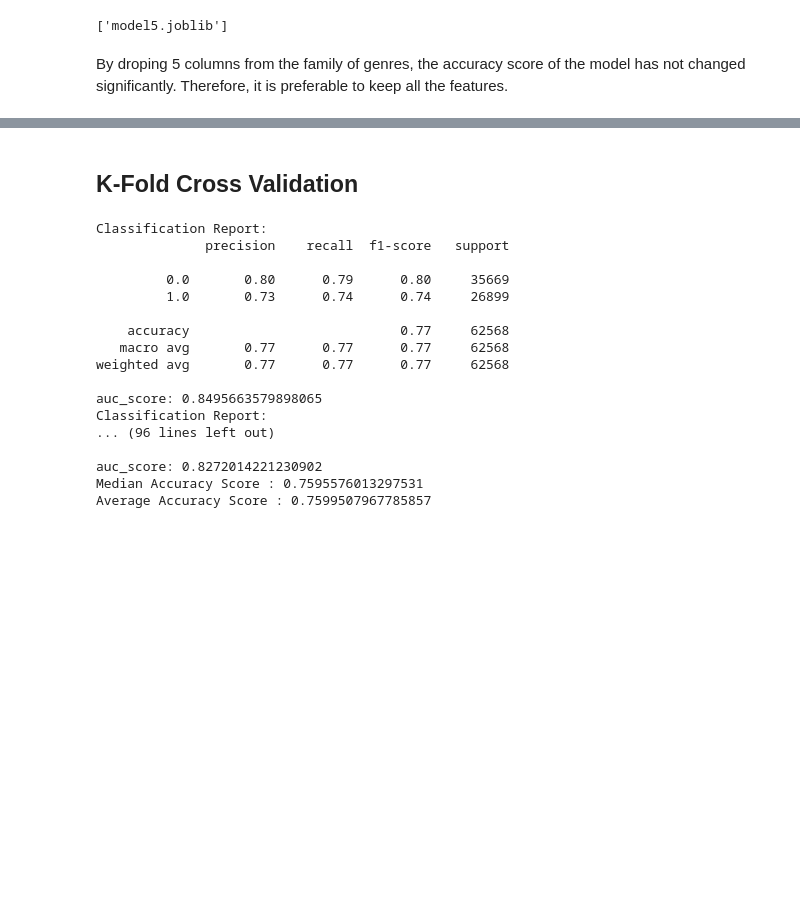
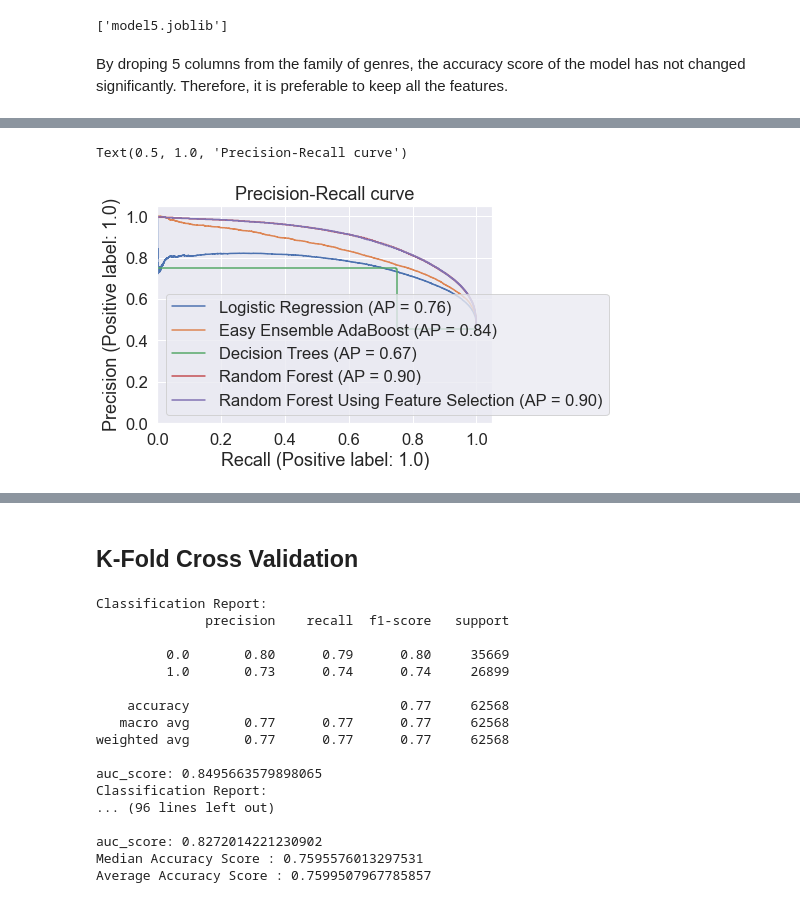
Before and after one commit to halmasieh/Spotify_Analysis, a Jupyter notebook: ML_models_target_tracks .ipynb, the cells around one changed output, grey strips where cells are left out. Drawn from its saved outputs; the diff is of its cells as text; code cells hidden in the pictures; blank space fills up the shorter version.

```diff
--- a/ML_models_target_tracks .ipynb
+++ b/ML_models_target_tracks .ipynb
@@ -370,0 +483,17 @@ By droping 5 columns from the family of genres, the accuracy score of the model
+# %%
+from sklearn.metrics import precision_recall_curve
+from sklearn.metrics import plot_precision_recall_curve
+import matplotlib.pyplot as plt
+
+# Plot precision-recall pairs for different probability thresholds of each model
+plot_precision_recall_curve(model1, X_test, y_test, ax = plt.gca(),name = "Logistic Regression")
+plot_precision_recall_curve(model2, X_test, y_test, ax = plt.gca(),name = "Easy Ensemble AdaBoost")
+plot_precision_recall_curve(model3, X_test, y_test, ax = plt.gca(),name = "Decision Trees")
+plot_precision_recall_curve(model4, X_test, y_test, ax = plt.gca(),name = "Random Forest")
+plot_precision_recall_curve(model5, X_test1, y_test1, ax = plt.gca(),name = "Random Forest Using Feature Selection")
+plt.xlim([0.0, 1.05])
+plt.ylim([0.0, 1.05])
+plt.title('Precision-Recall curve')
+# %% [output]
+Text(0.5, 1.0, 'Precision-Recall curve')
+[figure, added]
```
Also changed, not shown: parts of 58 cells of this notebook, 4 other files.
